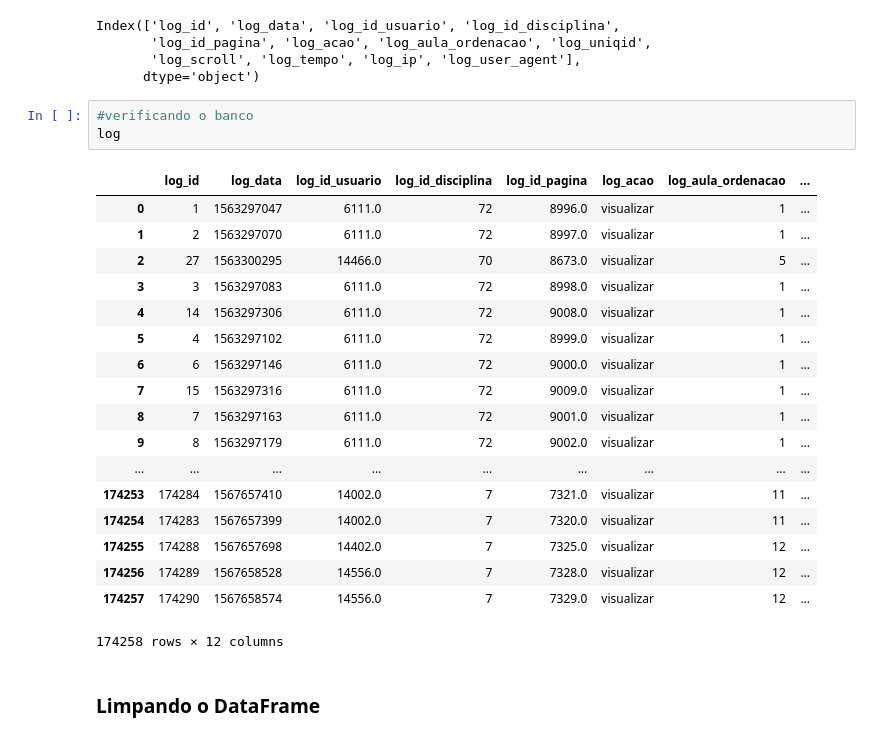
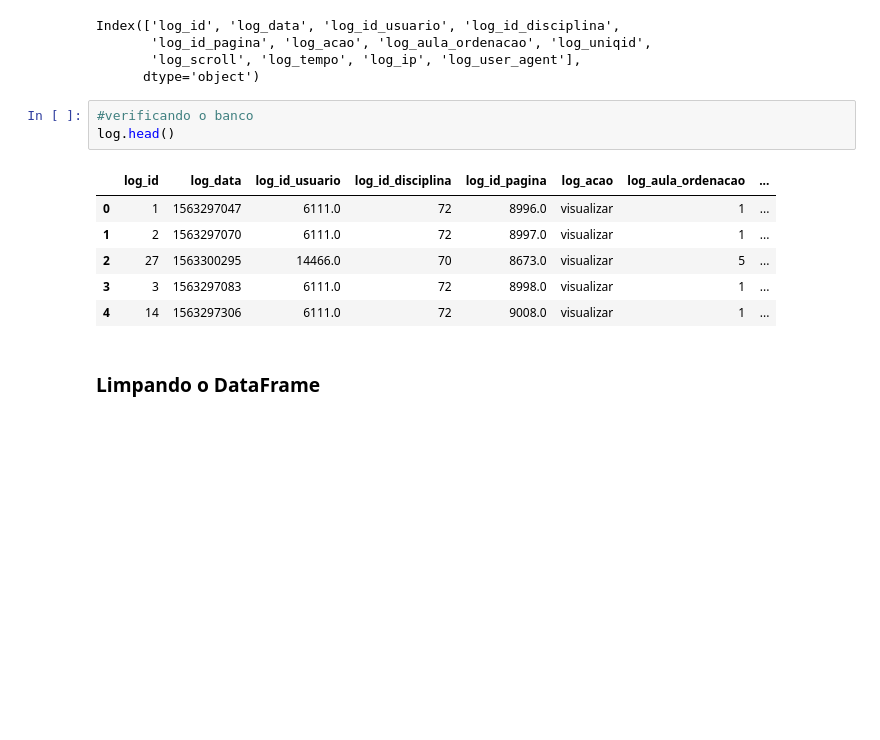
Before and after one commit to SeuRAUL/TccUfrn, a Jupyter notebook: BDTecIMD-19.ipynb, the cells around one changed output. Cells and saved outputs as stored; diff of their text form; blank space fills up the shorter version.

```diff
--- a/BDTecIMD-19.ipynb
+++ b/BDTecIMD-19.ipynb
@@ -29,26 +29,14 @@ Index(['log_id', 'log_data', 'log_id_usuario', 'log_id_disciplina',
       dtype='object')
 # %%
 #verificando o banco
-log
+log.head()
 # %% [output]
 |  | log_id | log_data | log_id_usuario | log_id_disciplina | log_id_pagina | log_acao | log_aula_ordenacao | ... |
 | 0 | 1 | 1563297047 | 6111.0 | 72 | 8996.0 | visualizar | 1 | ... |
 | 1 | 2 | 1563297070 | 6111.0 | 72 | 8997.0 | visualizar | 1 | ... |
 | 2 | 27 | 1563300295 | 14466.0 | 70 | 8673.0 | visualizar | 5 | ... |
 | 3 | 3 | 1563297083 | 6111.0 | 72 | 8998.0 | visualizar | 1 | ... |
 | 4 | 14 | 1563297306 | 6111.0 | 72 | 9008.0 | visualizar | 1 | ... |
-| 5 | 4 | 1563297102 | 6111.0 | 72 | 8999.0 | visualizar | 1 | ... |
-| 6 | 6 | 1563297146 | 6111.0 | 72 | 9000.0 | visualizar | 1 | ... |
-| 7 | 15 | 1563297316 | 6111.0 | 72 | 9009.0 | visualizar | 1 | ... |
-| 8 | 7 | 1563297163 | 6111.0 | 72 | 9001.0 | visualizar | 1 | ... |
-| 9 | 8 | 1563297179 | 6111.0 | 72 | 9002.0 | visualizar | 1 | ... |
-| ... | ... | ... | ... | ... | ... | ... | ... | ... |
-| 174253 | 174284 | 1567657410 | 14002.0 | 7 | 7321.0 | visualizar | 11 | ... |
-| 174254 | 174283 | 1567657399 | 14002.0 | 7 | 7320.0 | visualizar | 11 | ... |
-| 174255 | 174288 | 1567657698 | 14402.0 | 7 | 7325.0 | visualizar | 12 | ... |
-| 174256 | 174289 | 1567658528 | 14556.0 | 7 | 7328.0 | visualizar | 12 | ... |
-| 174257 | 174290 | 1567658574 | 14556.0 | 7 | 7329.0 | visualizar | 12 | ... |
-174258 rows × 12 columns
 # %% [markdown]
 ### Limpando o DataFrame
 # %%
```
Also changed, not shown: parts of 21 cells of this notebook.
